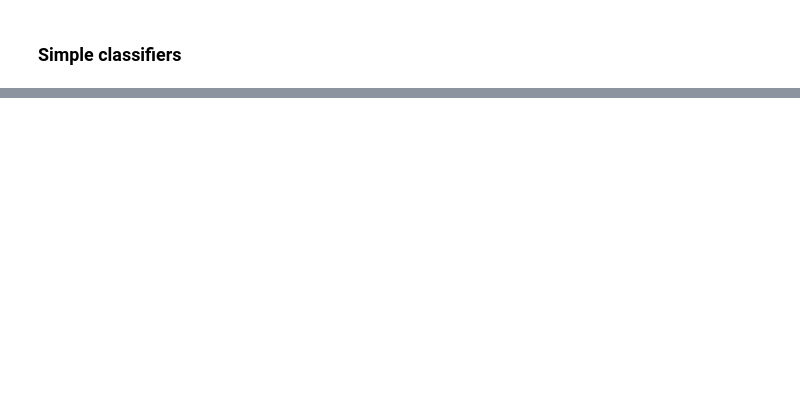
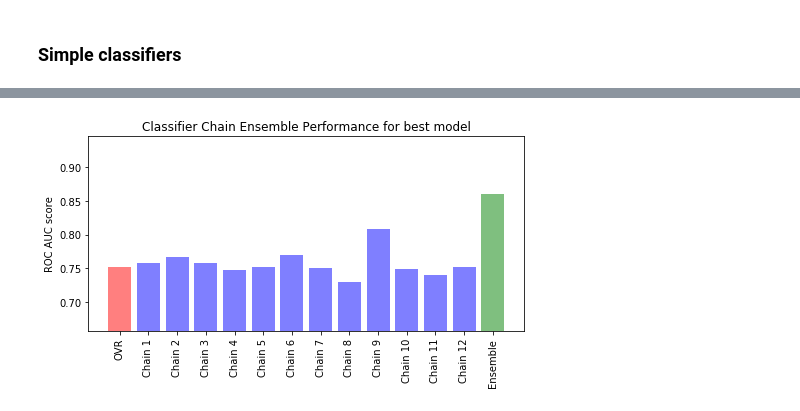
Before and after one commit to NikitaChizhov/ML-Project, a Jupyter notebook: Ensembles.ipynb, the cells around one changed output, grey strips where cells are left out. Drawn from its saved outputs; the diff is of its cells as text; code cells hidden in the pictures; blank space fills up the shorter version.

```diff
--- a/Ensembles.ipynb
+++ b/Ensembles.ipynb
@@ -475,0 +298,17 @@ def ChainingClassifier(target, target_num):
+# %%
+model_names = ['OVR'] + ['Chain {}'.format(c+1) for c in range(num_chains)] + ['Ensemble']
+
+x_pos = np.arange(len(model_names))
+
+fig, ax = plt.subplots(figsize=(7, 4))
+ax.set_title('Classifier Chain Ensemble Performance for best model')
+ax.set_xticks(x_pos)
+ax.set_xticklabels(model_names, rotation='vertical')
+ax.set_ylabel('ROC AUC score')
+ax.set_ylim([min(model_scores2) * .9, max(model_scores2) * 1.1])
+colors = ['r'] + ['b'] * len(chain_scores2) + ['g']
+ax.bar(x_pos, model_scores2, alpha=0.5, color=colors)
+plt.tight_layout()
+plt.show()
+# %% [output]
+[figure, added]
```
Also changed, not shown: parts of 18 cells of this notebook, 1 other file.
